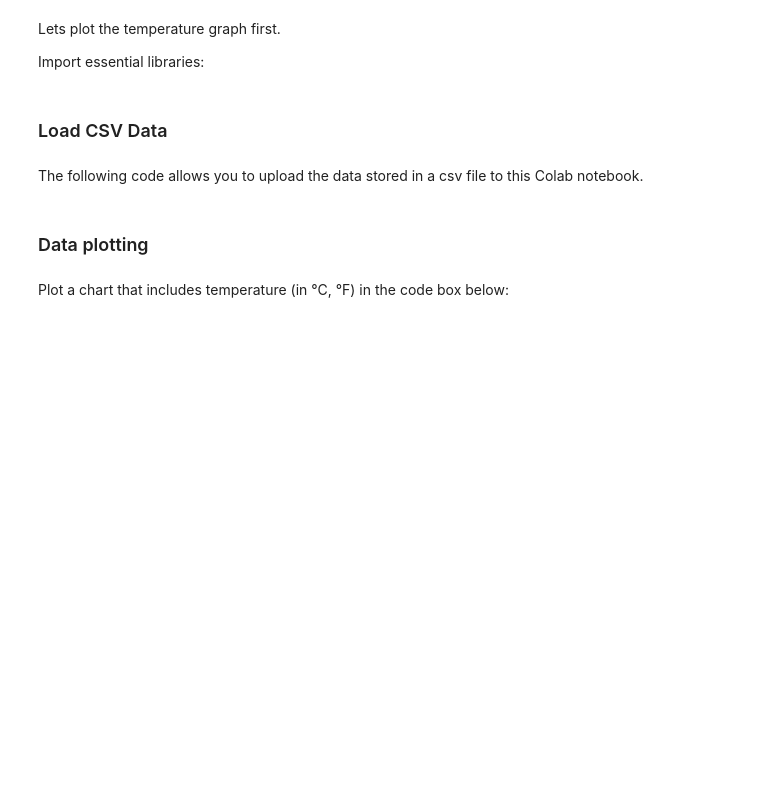
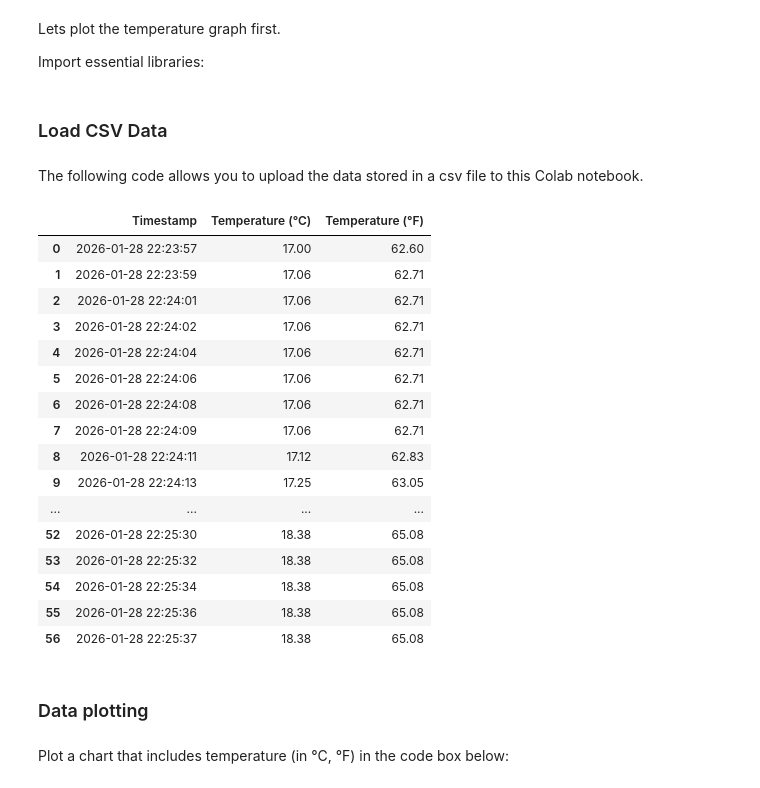
Before and after one commit to rd908213/ME-597-IIoT, a Jupyter notebook: lab/lab1/L1_Colab2.ipynb, the cells around one changed output. Saved outputs shown, nothing was run; the diff lists cells and outputs as text; code cells hidden in the pictures; blank space fills up the shorter version.

```diff
--- a/lab/lab1/L1_Colab2.ipynb
+++ b/lab/lab1/L1_Colab2.ipynb
@@ -29,9 +29,27 @@ uploaded = files.upload()
 # %%
 #Write the file name from the output above, inside the ' ' within the brackets.
 #It will sub where it reads 'yourfilename.csv'
 #If you want to check the uploaded file, click Files on the left-hand side menu
-df = pd.read_csv(io.BytesIO(uploaded['yourfilename.csv']))
+df = pd.read_csv("./data/L1_temp_log.csv")
 df
+# %% [output]
+|  | Timestamp | Temperature (°C) | Temperature (°F) |
+| 0 | 2026-01-28 22:23:57 | 17.00 | 62.60 |
+| 1 | 2026-01-28 22:23:59 | 17.06 | 62.71 |
+| 2 | 2026-01-28 22:24:01 | 17.06 | 62.71 |
+| 3 | 2026-01-28 22:24:02 | 17.06 | 62.71 |
+| 4 | 2026-01-28 22:24:04 | 17.06 | 62.71 |
+| 5 | 2026-01-28 22:24:06 | 17.06 | 62.71 |
+| 6 | 2026-01-28 22:24:08 | 17.06 | 62.71 |
+| 7 | 2026-01-28 22:24:09 | 17.06 | 62.71 |
+| 8 | 2026-01-28 22:24:11 | 17.12 | 62.83 |
+| 9 | 2026-01-28 22:24:13 | 17.25 | 63.05 |
+| ... | ... | ... | ... |
+| 52 | 2026-01-28 22:25:30 | 18.38 | 65.08 |
+| 53 | 2026-01-28 22:25:32 | 18.38 | 65.08 |
+| 54 | 2026-01-28 22:25:34 | 18.38 | 65.08 |
+| 55 | 2026-01-28 22:25:36 | 18.38 | 65.08 |
+| 56 | 2026-01-28 22:25:37 | 18.38 | 65.08 |
 # %% [markdown]
 ### Data plotting
 # %% [markdown]
```
Also changed, not shown: parts of 12 cells of this notebook, 19 other files.
